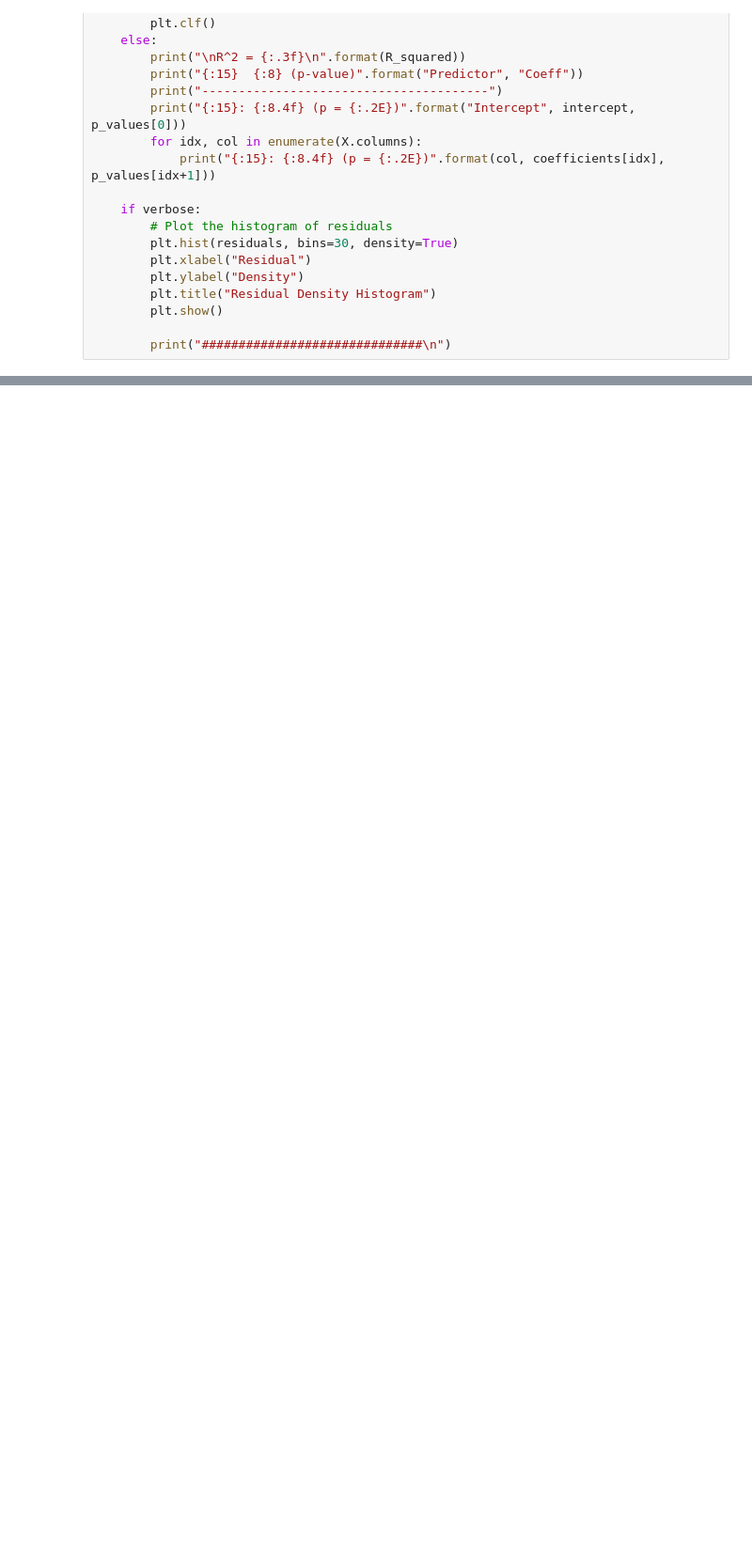
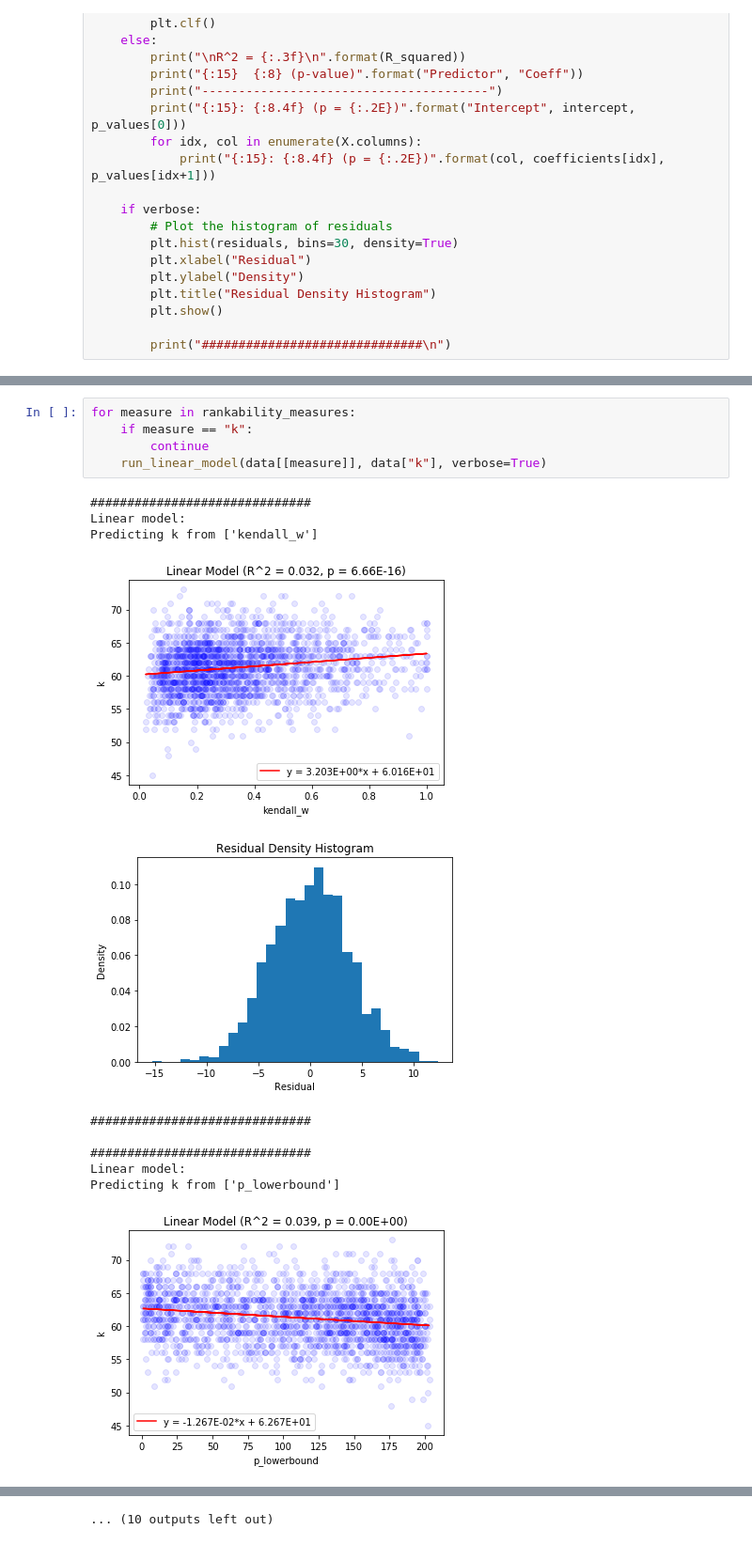
Before and after one commit to IGARDS/sensitivity_study, a Jupyter notebook: src/sensitivity_analysis.ipynb, the cells around one changed output, grey strips where cells are left out. Shown at 94% size. Saved outputs shown, nothing was run; the diff lists cells and outputs as text; blank space fills up the shorter version.

```diff
--- a/src/sensitivity_analysis.ipynb
+++ b/src/sensitivity_analysis.ipynb
@@ -174 +187,18 @@ Predicting mean_sensitivity(MasseyRankingAlgorithm,BinaryFlipNoise(0.05)) from [
 ... (10 outputs left out)
+# %%
+for measure in rankability_measures:
+    if measure == "k":
+        continue
+    run_linear_model(data[[measure]], data["k"], verbose=True)
+# %% [output]
+##############################
+Linear model:
+Predicting k from ['kendall_w']
+[figure, added]
+[figure, added]
+##############################
+
+##############################
+Linear model:
+Predicting k from ['p_lowerbound']
+[figure, added]
@@ -174,0 +220 @@ Predicting mean_sensitivity(MasseyRankingAlgorithm,BinaryFlipNoise(0.05)) from [
+... (10 outputs left out)
```
Also changed, not shown: parts of 11 cells of this notebook, 6 other files.
